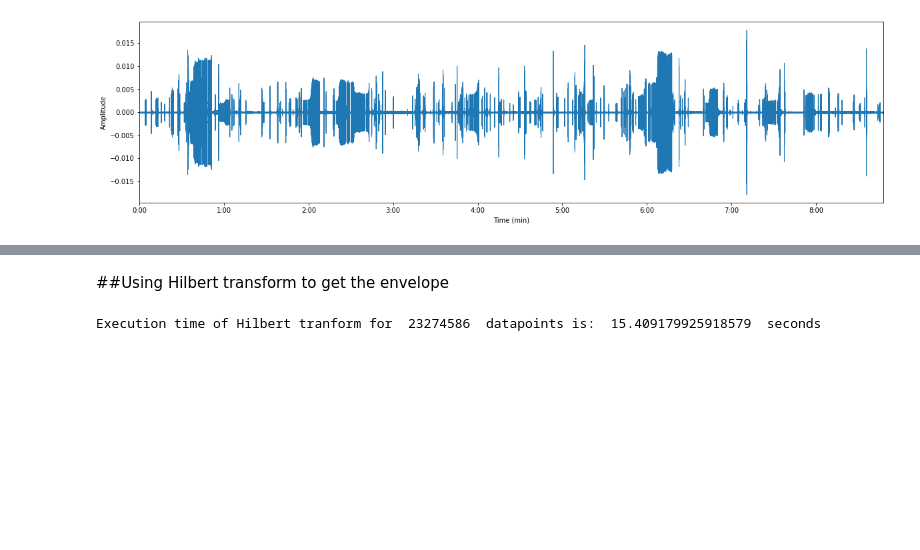
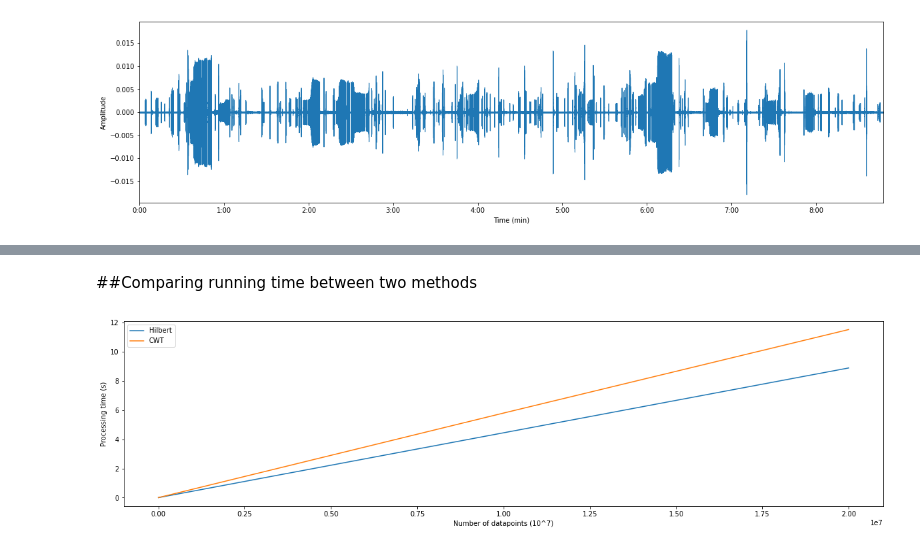
Before and after one commit to james-bole-pan/Xenopus_signal_processing, a Jupyter notebook: Wave_Envelope.ipynb, the cells around one changed output, grey strips where cells are left out. Saved outputs shown, nothing was run; the diff lists cells and outputs as text; code cells hidden in the pictures; blank space fills up the shorter version.

```diff
--- a/Wave_Envelope.ipynb
+++ b/Wave_Envelope.ipynb
@@ -56,0 +69,14 @@ You are using a high-RAM runtime!
+# %%
+# generate envelope using continous wavelet transform
+def cwt_envelope(samples,scale=[90],wavelet='morl',sigma=100):
+  start_time = time.time()
+  sample_length = len(samples)
+  #step 1: perform cwt
+  coef, freqs=pywt.cwt(samples,scale,wavelet)
+  #step 2: taking the power
+  #powered_signal = coef.mean(axis=0)**2
+  #step 3: 1d Gaussian filter
+  cwt_smoothed_signal = gaussian_filter1d(coef.mean(axis=0), sigma)
+  end_time = time.time()
+  execution_time = end_time - start_time
+  return cwt_smoothed_signal,sample_length,execution_time
@@ -82,2 +151,0 @@ plt.show()
-# %% [markdown]
-##Using Hilbert transform to get the envelope
@@ -90,4 +152,24 @@ execution_time = end_time - start_time
-# %%
-print("Execution time of Hilbert tranform for ",len(samples)," datapoints is: ",execution_time, " seconds")
-# %% [output]
-Execution time of Hilbert tranform for  23274586  datapoints is:  15.409179925918579  seconds
+# %% [markdown]
+##Comparing running time between two methods
+# %%
+#compare running time
+hilbert_time =[]
+cwt_time = []
+for i in range(1,len(samples),10000000):
+  running_sample = samples[0:i]
+  _, _, execution_time_h = abs_hilbert_envelope(running_sample)
+  _, _, execution_time_c = cwt_envelope(running_sample)
+  hilbert_time.append(execution_time_h)
+  cwt_time.append(execution_time_c)
+# %%
+#plot datapoints vs. processing time graph
+plt.figure(figsize=(20,5))
+sample_size = np.arange(1,len(samples),10000000)
+plt.plot(sample_size,hilbert_time,label='Hilbert')
+plt.plot(sample_size,cwt_time,label='CWT')
+plt.legend()
+plt.ylabel("Processing time (s)")
+plt.xlabel("Number of datapoints (10^7)")
+plt.show()
+# %% [output]
+[figure, added]
```
Also changed, not shown: parts of 38 cells of this notebook.
